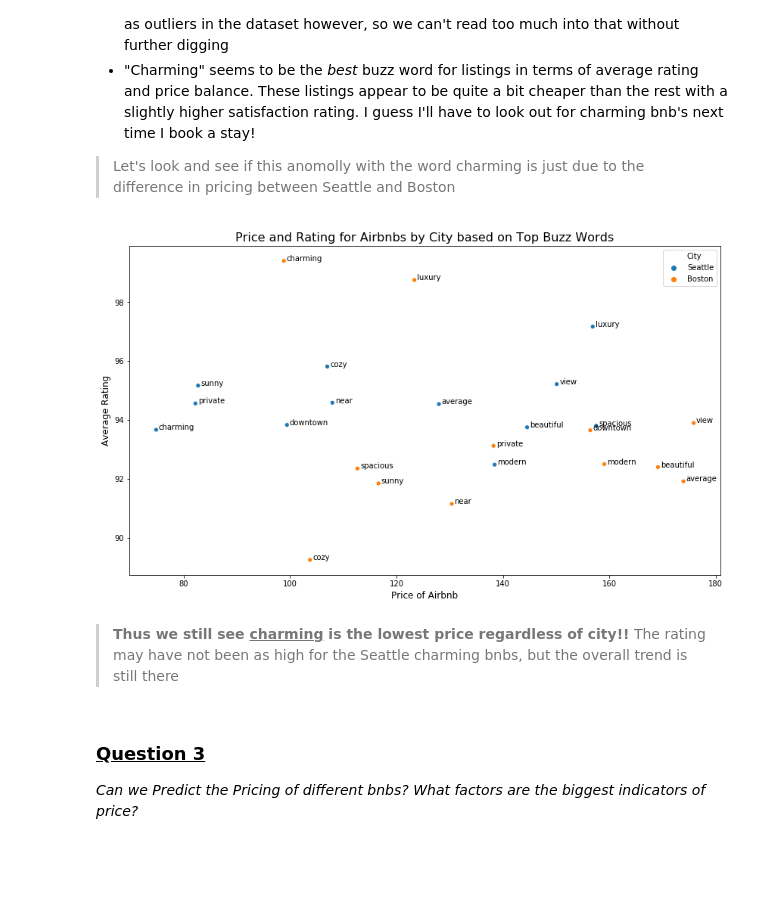
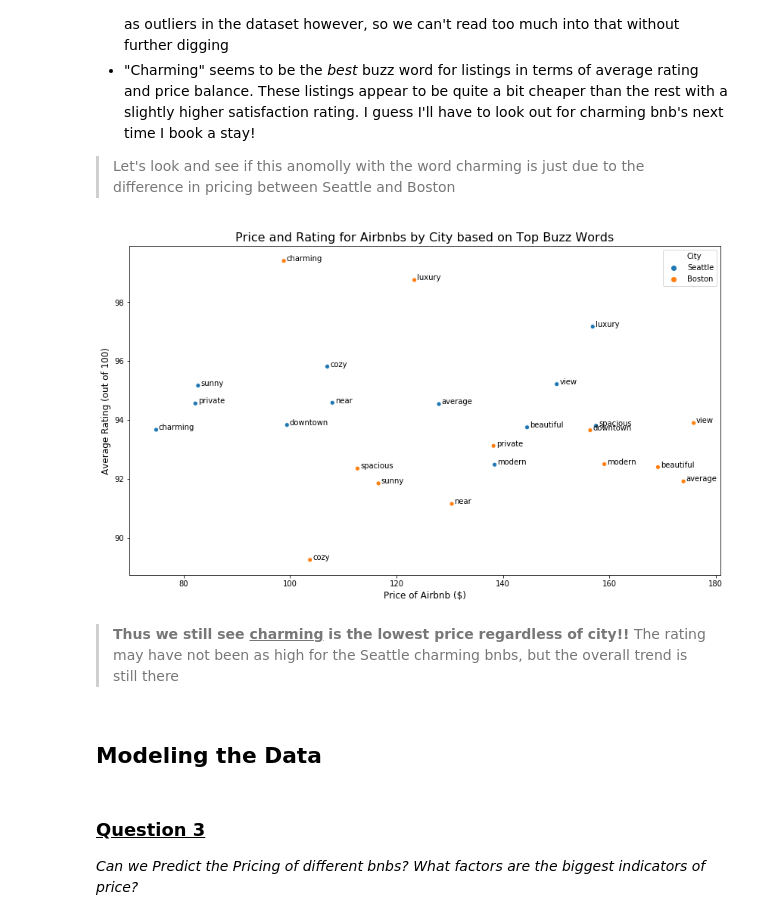
Before and after one commit to vikramtharakan/Airbnb_Exploratory_Project, a Jupyter notebook: AirbnbProject.ipynb, the cells around one changed output. Saved outputs shown, nothing was run; the diff lists cells and outputs as text; code cells hidden in the pictures; blank space fills up the shorter version.

```diff
--- a/AirbnbProject.ipynb
+++ b/AirbnbProject.ipynb
@@ -374,8 +374,8 @@ words_df
 fig = plt.figure(figsize = (14,7))
 ax = fig.add_subplot(111)
 ax.scatter(data = words_df, x = 'Prices',y = 'Avg_Ratings');
-ax.set_ylabel('Average Rating',size = 12);
-ax.set_xlabel('Price of Airbnb',size = 12);
+ax.set_ylabel('Average Rating (out of 100)',size = 12);
+ax.set_xlabel('Price of Airbnb ($)',size = 12);
 ax.set_title('Price and Rating for Airbnbs based on Top Buz Words',size = 16);
 for i, txt in enumerate(words_df.Word):
     ax.annotate(txt, (words_df.Prices.iat[i]+.5,words_df.Avg_Ratings.iat[i]))
@@ -462,16 +462,19 @@ words_df_city = pd.DataFrame(temp_dict_city)
 # %%
 # Plotting the new data frame that is separated by city
 fig = plt.figure(figsize = (14,8))
 ax = sb.scatterplot(data = words_df_city, x = 'Prices',y = 'Avg_Ratings', hue = 'City')
-ax.set_ylabel('Average Rating',size = 12);
-ax.set_xlabel('Price of Airbnb',size = 12);
+ax.set_ylabel('Average Rating (out of 100)',size = 12);
+ax.set_xlabel('Price of Airbnb ($)',size = 12);
 ax.set_title('Price and Rating for Airbnbs by City based on Top Buzz Words',size = 16);
 for i, txt in enumerate(words_df_city.Word):
     ax.annotate(txt, (words_df_city.Prices.iat[i]+.5,words_df_city.Avg_Ratings.iat[i]))
 # %% [output]
-[figure, old version]
+[figure, new version]
 # %% [markdown]
 > <b> Thus we still see <u>charming</u> is the lowest price regardless of city!!</b> The rating may have not been as high for the Seattle charming bnbs, but the overall trend is still there
+# %% [markdown]
+<a id = 'Model'></a>
+## Modeling the Data
 # %% [markdown]
 <a id = 'Q3'></a>
 ### <u>Question 3</u><br>
```
Also changed, not shown: parts of 16 cells of this notebook.
